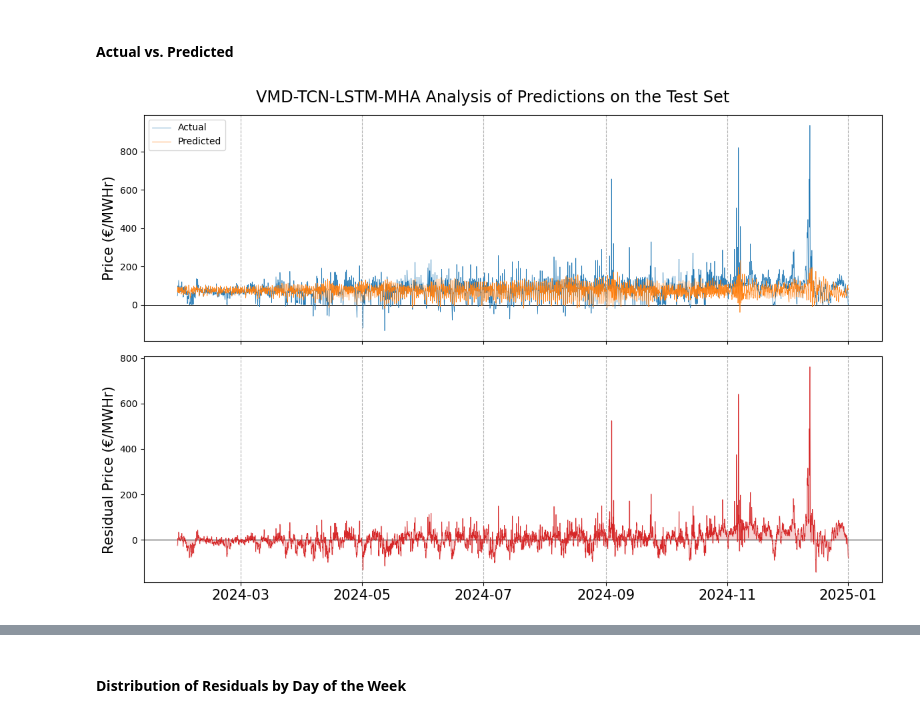
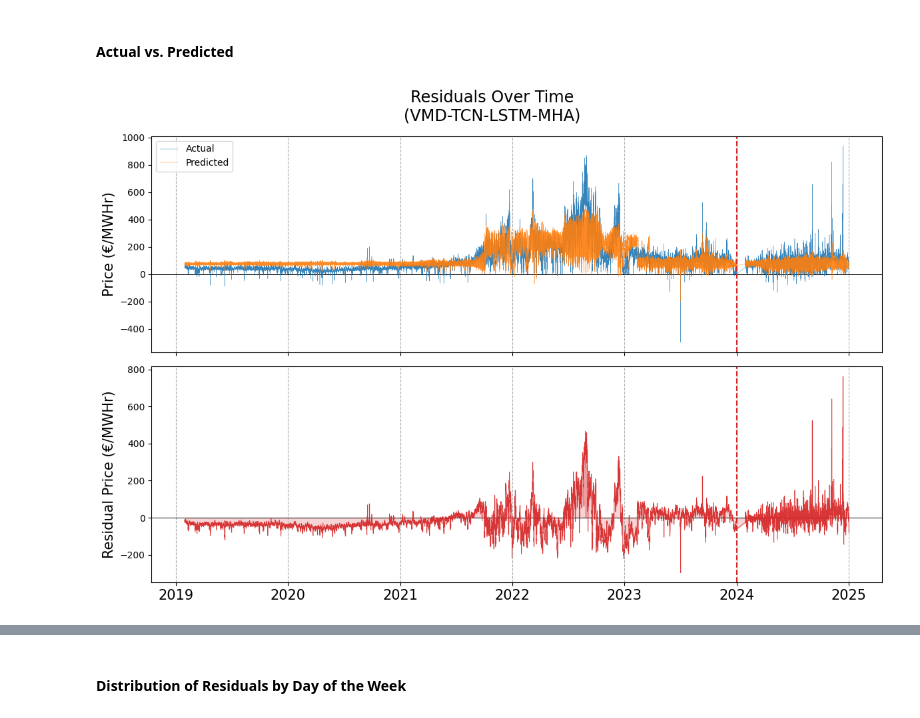
Before and after one commit to BenLeidig/de_lu_epf, a Jupyter notebook: doc/vtlm_resid_analysis.ipynb, the cells around one changed output, grey strips where cells are left out. Drawn from its saved outputs; the diff is of its cells as text; code cells hidden in the pictures.

Commit message:
residual analysis

```diff
--- a/doc/vtlm_resid_analysis.ipynb
+++ b/doc/vtlm_resid_analysis.ipynb
@@ -52,0 +63,12 @@ dt_index = df_test_price.index
+# %%
+## concatenate train and test PREDICTED data
+
+df_train_pred = load('../data/predictions/df_train_val_pred_vtlm.pkl')
+df_test_pred = load('../data/predictions/df_test_pred_vtlm.pkl')
+
+df_train_pred['price'] = df_train_pred.sum(axis=1)
+df_test_pred['price'] = df_test_pred.sum(axis=1)
+
+df_pred = pd.concat([df_train_pred, df_test_pred], axis=0)
+print(df_pred.shape)
+df_pred.head()
@@ -52,0 +84,9 @@ dt_index = df_test_price.index
+# %%
+## RESIDUAL data
+
+df_train_resid = df_train - df_train_pred
+df_test_resid = df_test - df_test_pred
+
+df_resid = df - df_pred
+print(df_resid.shape)
+df_resid.head()
@@ -88,27 +127,12 @@ plt.show()
 # %% [markdown]
 #### Actual vs. Predicted
 # %%
-fig, (ax0, ax1) = plt.subplots(2, sharex=True, figsize=(12, 8))
-
-ax0.axhline(0, linewidth=0.7, color='black')
-ax0.grid(axis='x', linestyle='--')
-ax0.set_ylabel('Price (€/MWHr)', fontsize=15)
-
-ax0.plot(dt_index, df_test_price['price'], linewidth=0.5, c='tab:blue', label='Actual')
-ax0.plot(dt_index, df_test_price_pred['price'], linewidth=0.5, c='tab:orange', label='Predicted')
-ax0.legend()
-
-ax1.axhline(0, linewidth=0.7, color='black')
-ax1.grid(axis='x', linestyle='--')
-ax1.set_ylabel('Residual Price (€/MWHr)', fontsize=15)
-
-ax1.plot(dt_index, df_price_resid['price'], linewidth=0.5, c='tab:red')
-ax1.fill_between(dt_index, df_test_price['price']-df_test_price_pred['price'], color='tab:red', alpha=0.2)
-
-ax1.tick_params(axis='x', labelsize=15)
-fig.suptitle('VMD-TCN-LSTM-MHA Analysis of Predictions on the Test Set', fontsize='xx-large')
+fig, axes = plot_residuals(df_actual=df, df_pred=df_pred)
+fig.suptitle('Residuals Over Time\n(VMD-TCN-LSTM-MHA)', fontsize='xx-large')
+for ax in axes:
+    ax.axvline(pd.to_datetime('2024-01-01 00:00:00', utc=True), color='tab:red', linestyle='--')
 plt.tight_layout()
 fig.savefig('../results/figures/predictions/vtlm_preds.svg')
 plt.show()
 # %% [output]
-[figure, old version]
+[figure, new version]
```
Also changed, not shown: parts of 12 cells of this notebook, 7 other files.
